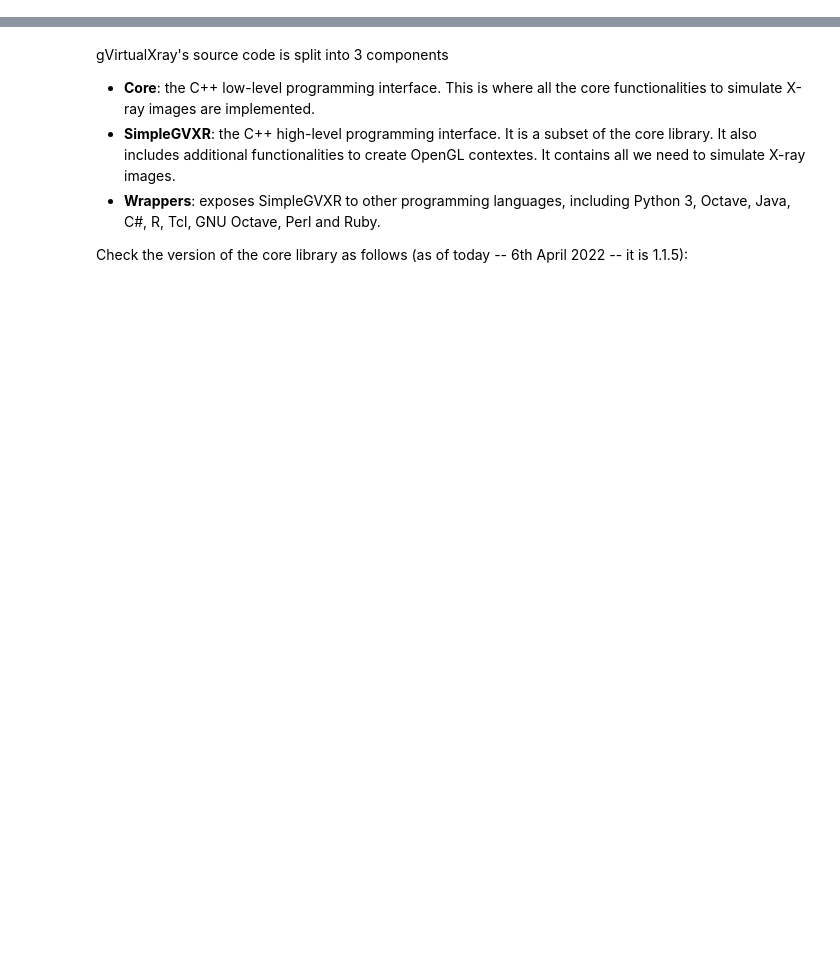
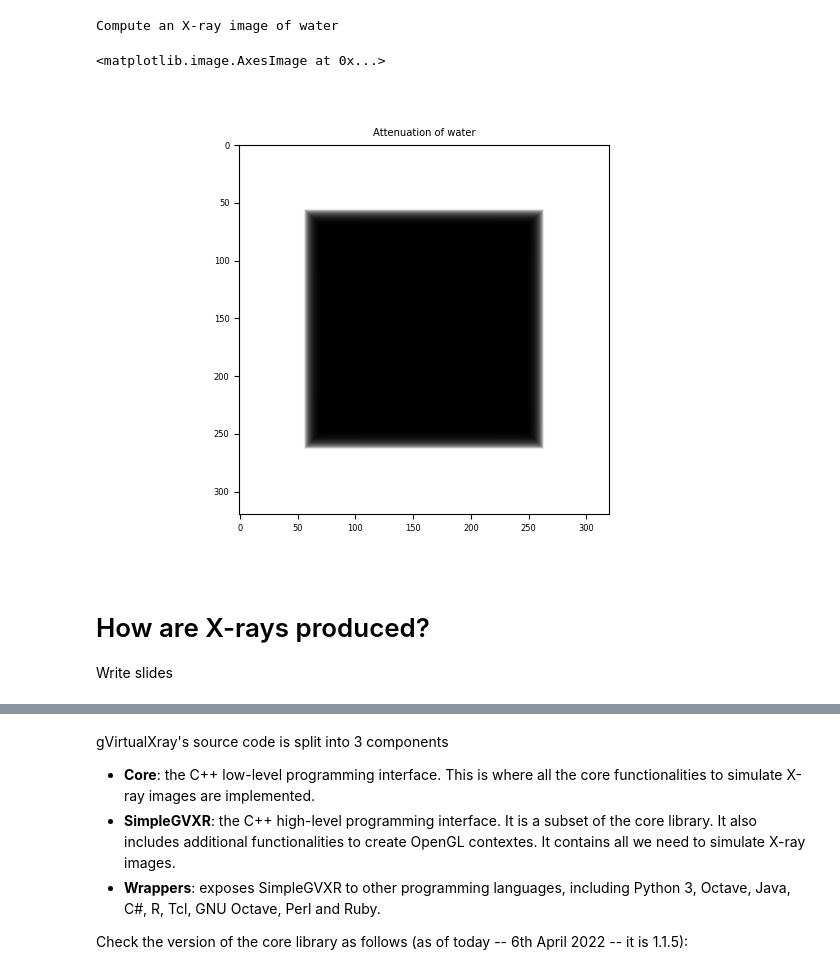
Before and after one commit to effepivi/gvxr-demos, a Jupyter notebook: training-course/01-import_gvxr.ipynb, the cells around one changed output, grey strips where cells are left out. Saved outputs shown, nothing was run; the diff lists cells and outputs as text; code cells hidden in the pictures; blank space fills up the shorter version.

```diff
--- a/training-course/01-import_gvxr.ipynb
+++ b/training-course/01-import_gvxr.ipynb
@@ -0,0 +348,29 @@
+# %%
+# Compute an X-ray image
+print("Compute an X-ray image of water");
+gvxr.removePolygonMeshesFromXRayRenderer();
+gvxr.addPolygonMeshAsInnerSurface("water");
+
+# # Get the image (energy fluence)
+# x_ray_image_copper = np.array(gvxr.computeXRayImage());
+
+# # Convert the image from MeV into keV
+# x_ray_image_copper /= gvxr.getUnitOfEnergy("MeV")
+
+# # Get the number of photons rather than the energy fluence
+# x_ray_image_copper /= 100 * gvxr.getUnitOfEnergy("keV")
+
+# Get the image (number of photons)
+x_ray_image_water = np.array(gvxr.computeXRayImage(False));
+# %% [output]
+Compute an X-ray image of water
+# %%
+%matplotlib widget
+
+
+plt.figure()
+plt.title("Attenuation of water")
+plt.imshow(x_ray_image_water, cmap="gray")
+# %% [output]
+<matplotlib.image.AxesImage at 0x...>
+[figure, added]
@@ -0,0 +391,4 @@
+# %% [markdown]
+# How are X-rays produced?
+
+Write slides
```
Also changed, not shown: parts of 39 cells of this notebook, 1 other file.
